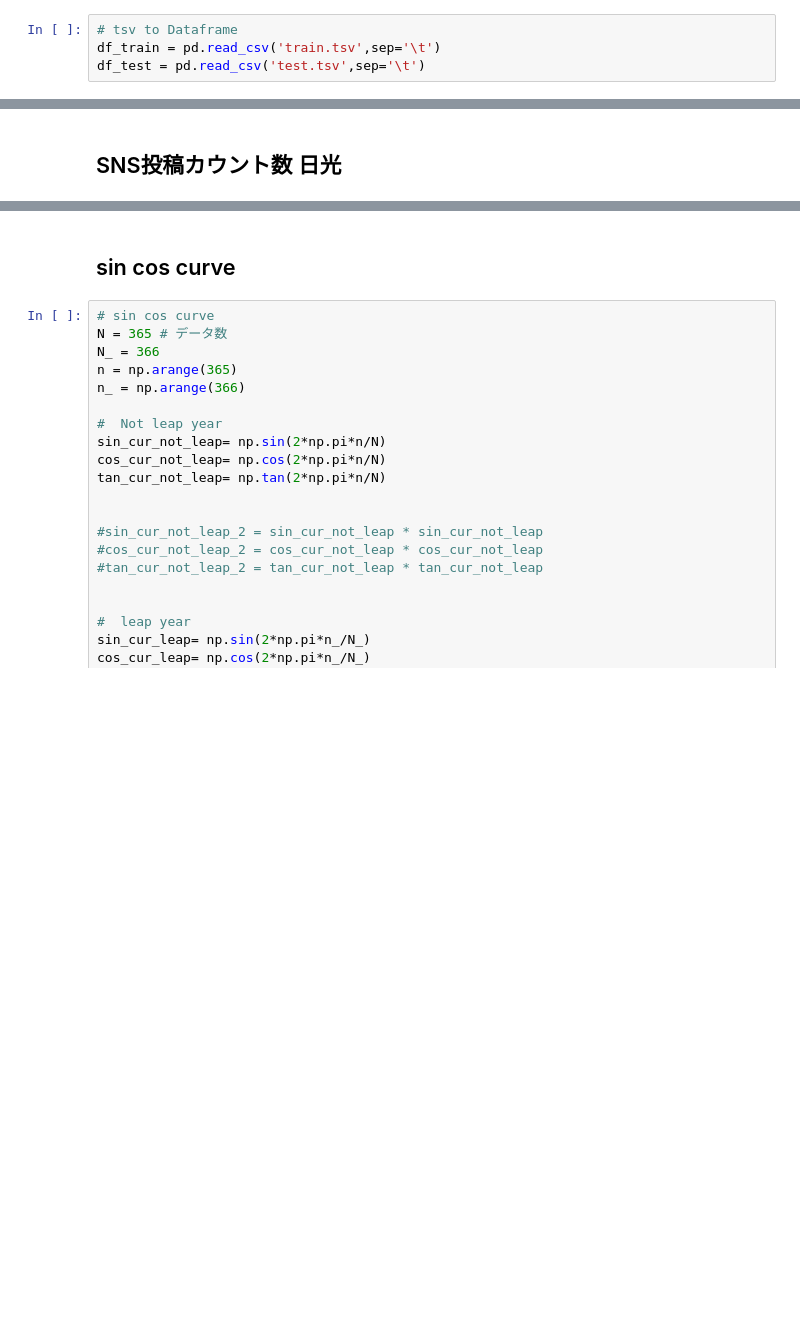
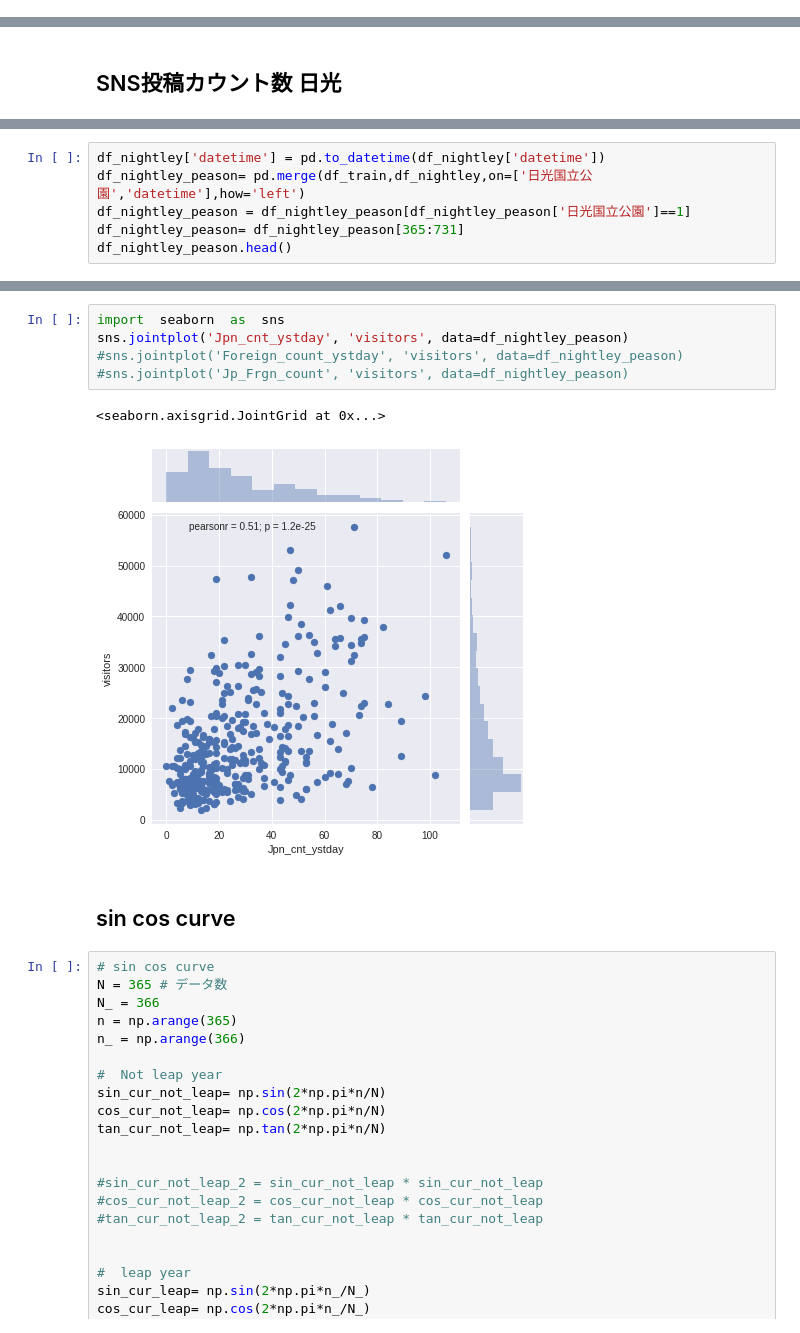
Before and after one commit to TaigoKuriyama/national_park_prediction, a Jupyter notebook: notebook/preprocess.ipynb, the cells around one changed output, grey strips where cells are left out. Drawn from its saved outputs; the diff is of its cells as text; blank space fills up the shorter version.

```diff
--- a/notebook/preprocess.ipynb
+++ b/notebook/preprocess.ipynb
@@ -13,7 +23,3 @@ import numpy as np
 from sklearn.metrics import classification_report, roc_auc_score, precision_recall_curve, auc, roc_curve
 import xgboost as xgb
 from sklearn.grid_search import GridSearchCV
-# %%
-# tsv to Dataframe
-df_train = pd.read_csv('train.tsv',sep='\t')
-df_test = pd.read_csv('test.tsv',sep='\t')
@@ -169,0 +163,6 @@ sns.jointplot('Japan_count_ystday', 'visitors', data=df_nightley_2016)
+# %%
+df_nightley['datetime'] = pd.to_datetime(df_nightley['datetime'])
+df_nightley_peason= pd.merge(df_train,df_nightley,on=['日光国立公園','datetime'],how='left')
+df_nightley_peason = df_nightley_peason[df_nightley_peason['日光国立公園']==1]
+df_nightley_peason= df_nightley_peason[365:731]
+df_nightley_peason.head()
@@ -170,3 +177,11 @@ sns.jointplot('Japan_count_ystday', 'visitors', data=df_nightley_2016)
+# %%
+import  seaborn  as  sns
+sns.jointplot('Jpn_cnt_ystday', 'visitors', data=df_nightley_peason)
+#sns.jointplot('Foreign_count_ystday', 'visitors', data=df_nightley_peason)
+#sns.jointplot('Jp_Frgn_count', 'visitors', data=df_nightley_peason)
+# %% [output]
+<seaborn.axisgrid.JointGrid at 0x...>
+[figure, added]
 # %% [markdown]
 ## sin cos curve
 # %%
```
Also changed, not shown: parts of 56 cells of this notebook.
